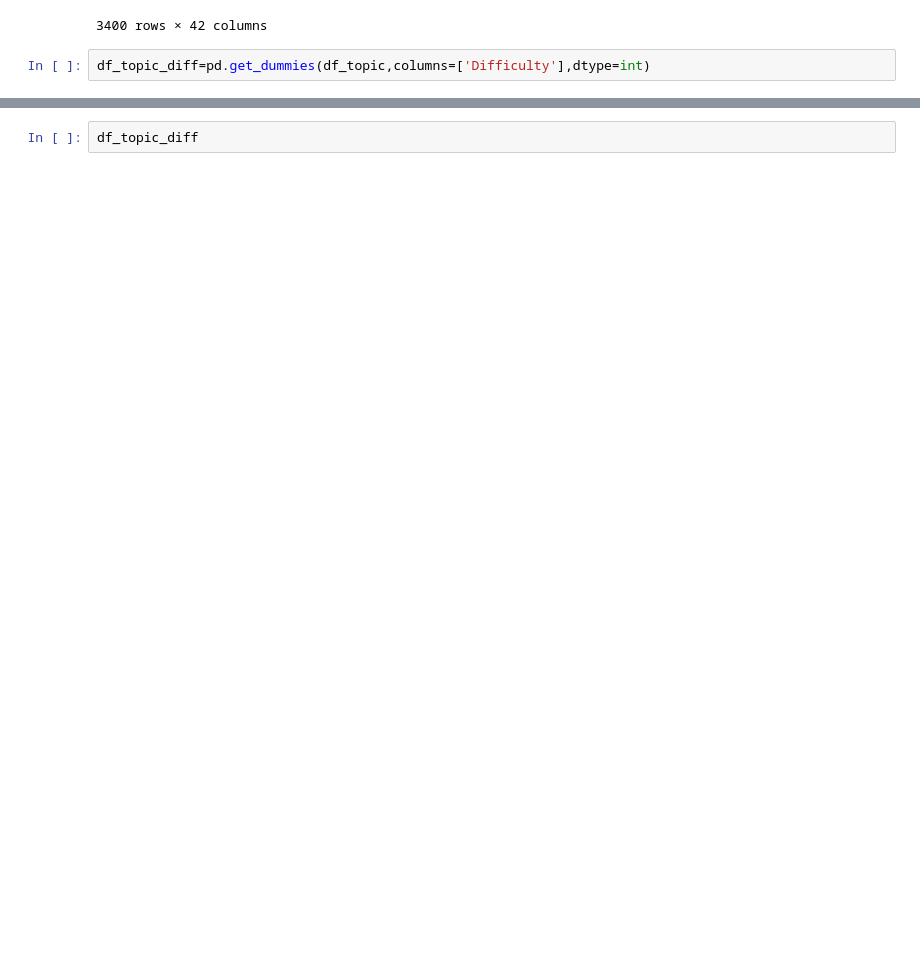
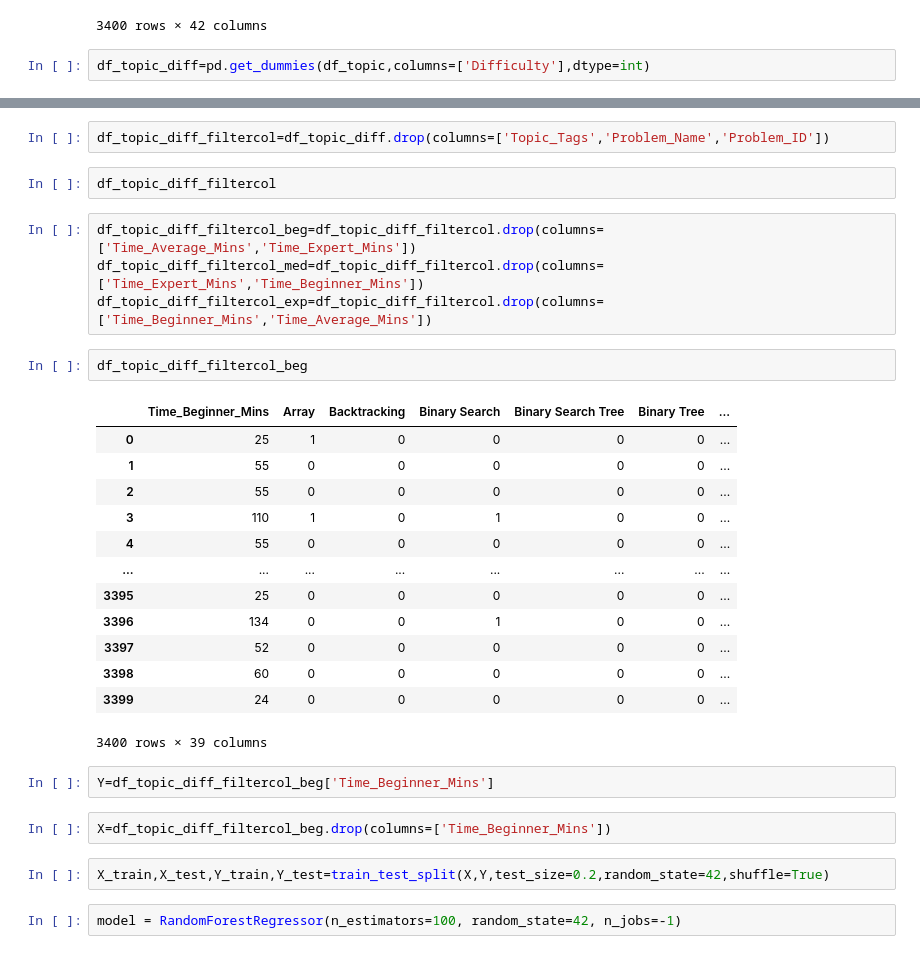
Before and after one commit to DebashishTiwary/MLBasics, a Jupyter notebook: tcanalise/app.ipynb, the cells around one changed output, grey strips where cells are left out. Cells and saved outputs as stored; diff of their text form; blank space fills up the shorter version.

```diff
--- a/tcanalise/app.ipynb
+++ b/tcanalise/app.ipynb
@@ -57,2 +45,32 @@ df_topic_diff
 # %%
-df_topic_diff
+df_topic_diff_filtercol=df_topic_diff.drop(columns=['Topic_Tags','Problem_Name','Problem_ID'])
+# %%
+df_topic_diff_filtercol
+# %%
+df_topic_diff_filtercol_beg=df_topic_diff_filtercol.drop(columns=['Time_Average_Mins','Time_Expert_Mins'])
+df_topic_diff_filtercol_med=df_topic_diff_filtercol.drop(columns=['Time_Expert_Mins','Time_Beginner_Mins'])
+df_topic_diff_filtercol_exp=df_topic_diff_filtercol.drop(columns=['Time_Beginner_Mins','Time_Average_Mins'])
+# %%
+df_topic_diff_filtercol_beg
+# %% [output]
+|  | Time_Beginner_Mins | Array | Backtracking | Binary Search | Binary Search Tree | Binary Tree | ... |
+| 0 | 25 | 1 | 0 | 0 | 0 | 0 | ... |
+| 1 | 55 | 0 | 0 | 0 | 0 | 0 | ... |
+| 2 | 55 | 0 | 0 | 0 | 0 | 0 | ... |
+| 3 | 110 | 1 | 0 | 1 | 0 | 0 | ... |
+| 4 | 55 | 0 | 0 | 0 | 0 | 0 | ... |
+| ... | ... | ... | ... | ... | ... | ... | ... |
+| 3395 | 25 | 0 | 0 | 0 | 0 | 0 | ... |
+| 3396 | 134 | 0 | 0 | 1 | 0 | 0 | ... |
+| 3397 | 52 | 0 | 0 | 0 | 0 | 0 | ... |
+| 3398 | 60 | 0 | 0 | 0 | 0 | 0 | ... |
+| 3399 | 24 | 0 | 0 | 0 | 0 | 0 | ... |
+3400 rows × 39 columns
+# %%
+Y=df_topic_diff_filtercol_beg['Time_Beginner_Mins']
+# %%
+X=df_topic_diff_filtercol_beg.drop(columns=['Time_Beginner_Mins'])
+# %%
+X_train,X_test,Y_train,Y_test=train_test_split(X,Y,test_size=0.2,random_state=42,shuffle=True)
+# %%
+model = RandomForestRegressor(n_estimators=100, random_state=42, n_jobs=-1)
```
Also changed, not shown: parts of 18 cells of this notebook, 1 other file.
